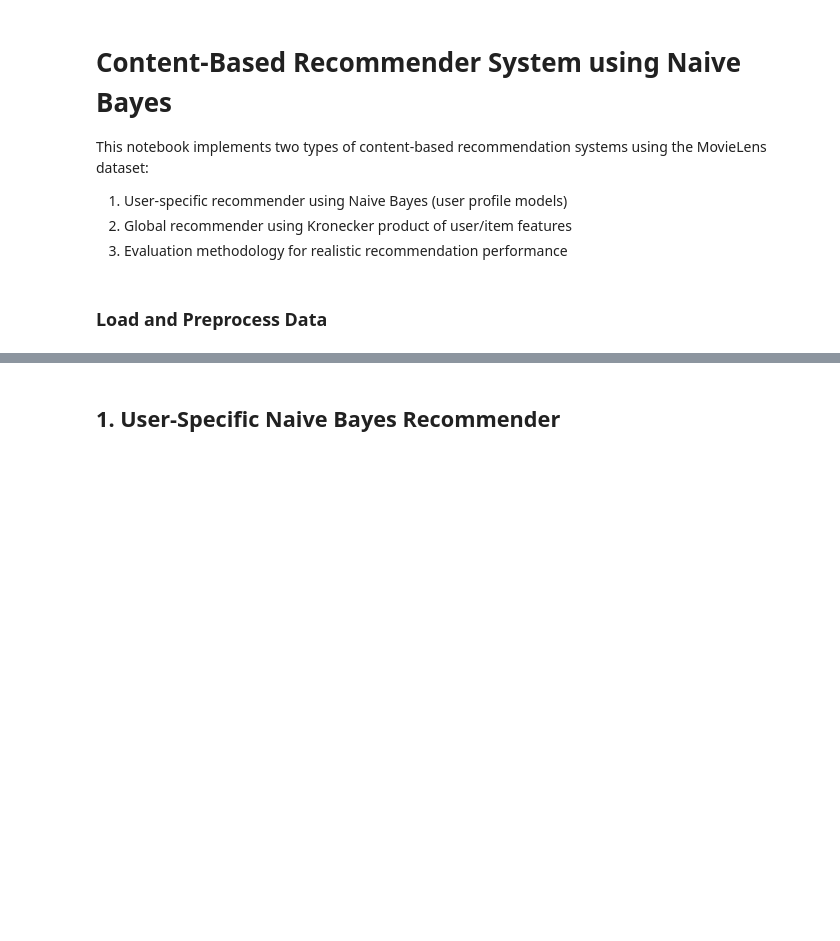
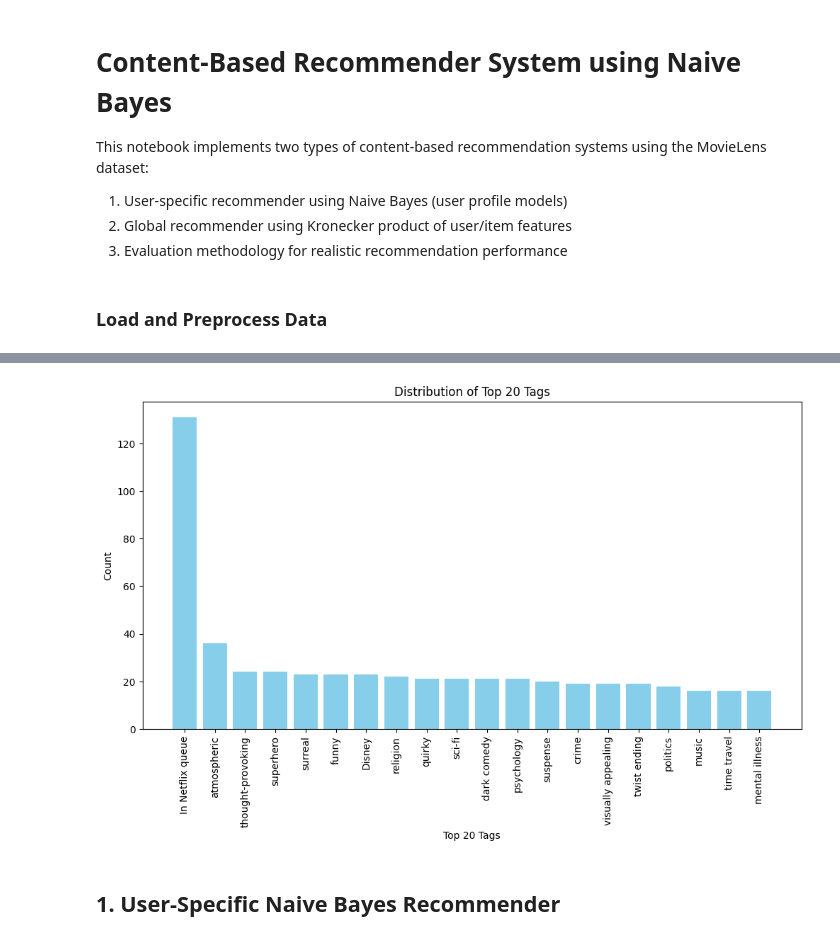
Before and after one commit to EliaTosin/DataAnaCla25, a Jupyter notebook: flipped_8/content_based_recommender_nb.ipynb, the cells around one changed output, grey strips where cells are left out. Saved outputs shown, nothing was run; the diff lists cells and outputs as text; code cells hidden in the pictures; blank space fills up the shorter version.

```diff
--- a/flipped_8/content_based_recommender_nb.ipynb
+++ b/flipped_8/content_based_recommender_nb.ipynb
@@ -35,3 +76,15 @@ movies.head()
+# %%
+tags_count = tags["tag"].value_counts()
+
+plt.figure(figsize=(12, 6))
+plt.bar(tags_count.index[:20], tags_count.values[:20], color='skyblue')
+plt.xticks(rotation=90)
+plt.xlabel("Top 20 Tags")
+plt.ylabel("Count")
+plt.title("Distribution of Top 20 Tags")
+plt.show()
+# %% [output]
+[figure, added]
 # %% [markdown]
 ## 1. User-Specific Naive Bayes Recommender
 # %% [markdown]
```
Also changed, not shown: parts of 18 cells of this notebook.
